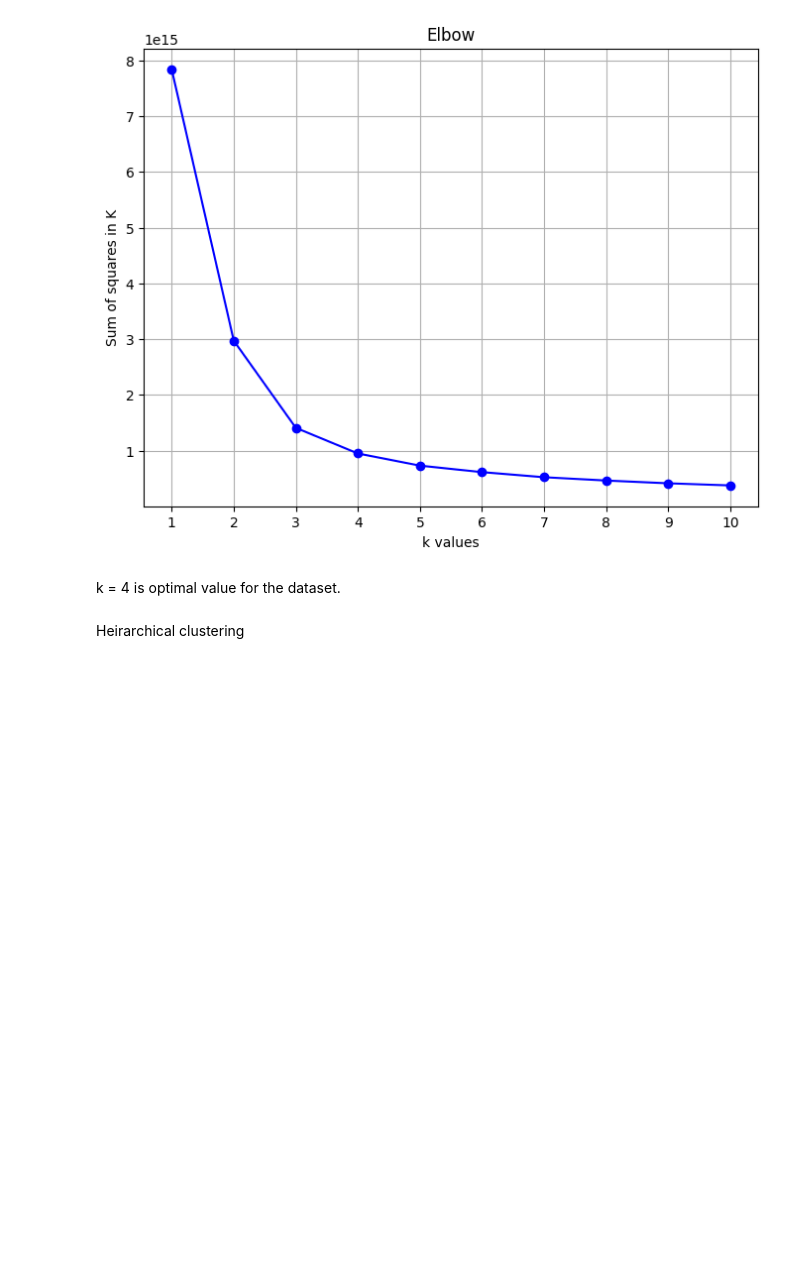
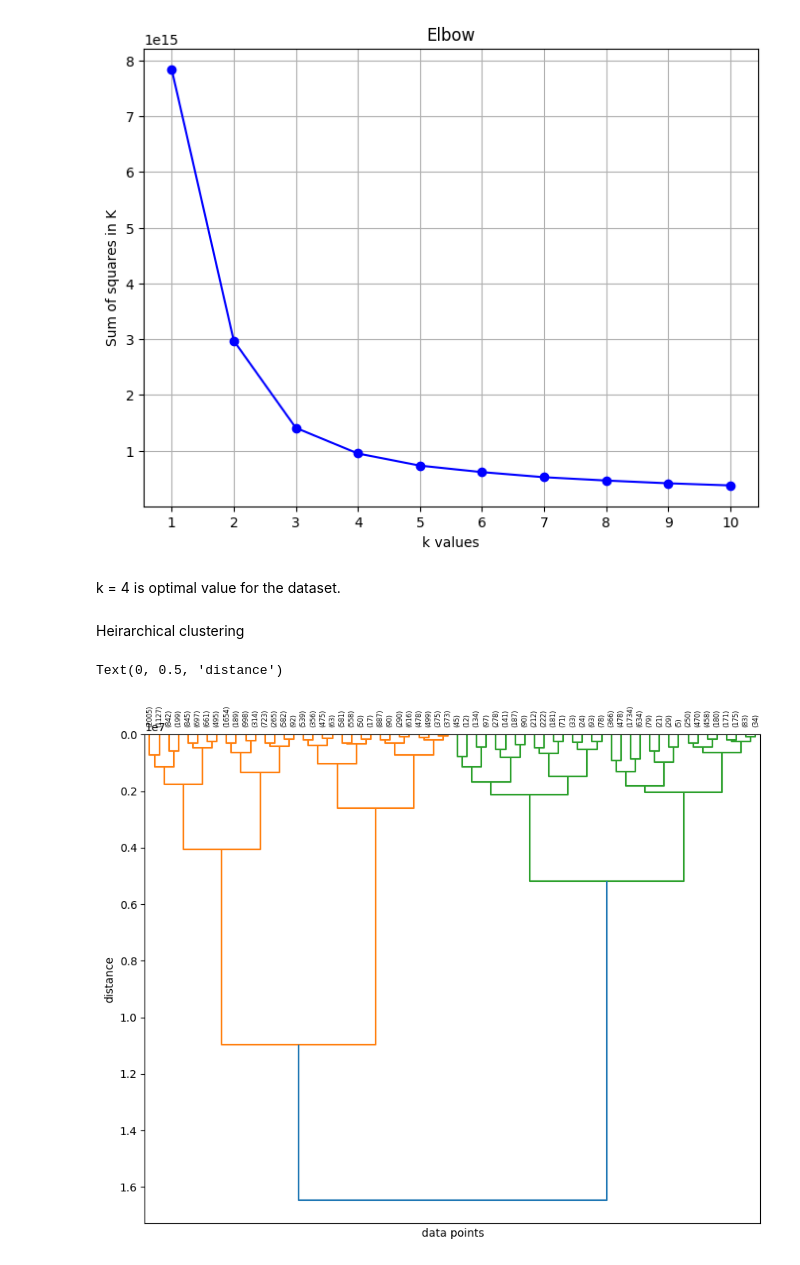
Before and after one commit to kigit2017/Clustering, a Jupyter notebook: SFOEmployees_Kmeans.ipynb, the cells around one changed output. Drawn from its saved outputs; the diff is of its cells as text; code cells hidden in the pictures; blank space fills up the shorter version.

```diff
--- a/SFOEmployees_Kmeans.ipynb
+++ b/SFOEmployees_Kmeans.ipynb
@@ -61,7 +61,7 @@ data_num.describe()
 # %% [markdown]
 Delete 1 row has missing salaries
 # %%
-data_num.dropna(axis=0,subset=['Salaries','Union Code'],inplace=True)
+data_num.dropna(axis=0,subset=['Salaries'],inplace=True)
 # %% [markdown]
 Droped 'Union code' column
 # %%
@@ -147,7 +147,10 @@ Heirarchical clustering
 from scipy.cluster.hierarchy import linkage,dendrogram
 # %%
 plt.figure(figsize=(10,8))
-linkage_matrix = linkage(dat_cols,method='ward')
-dendrogram(linkage_matrix,p=5,truncate_mode='level',distance_srt='descending',orientation='bottom')
+linkage_matrix = linkage(dat_cols[:25000],method='ward')
+dendrogram(linkage_matrix,p=5,truncate_mode='level',distance_sort='descending',orientation='bottom')
 plt.xlabel('data points')
 plt.ylabel('distance')
+# %% [output]
+Text(0, 0.5, 'distance')
+[figure, added]
```
